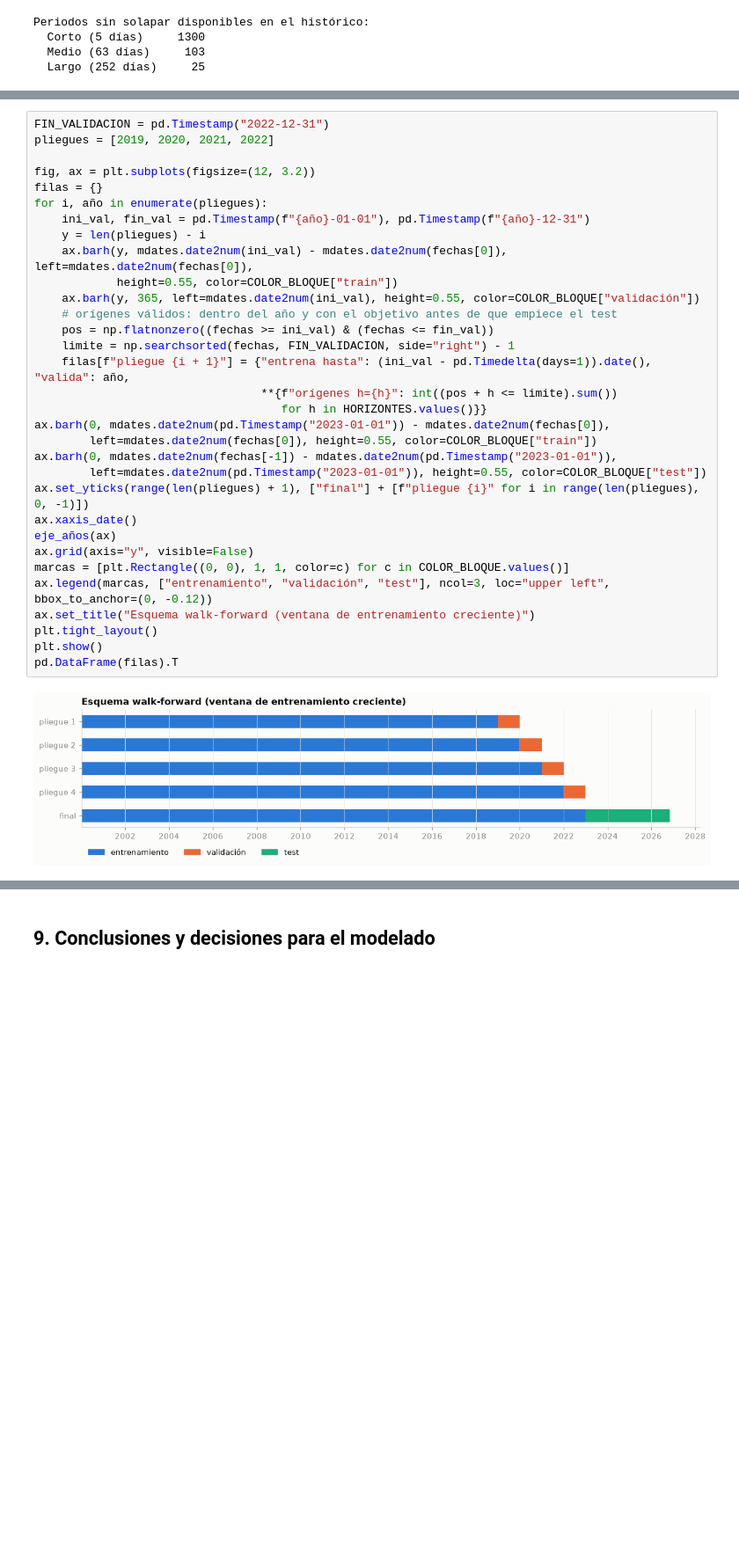
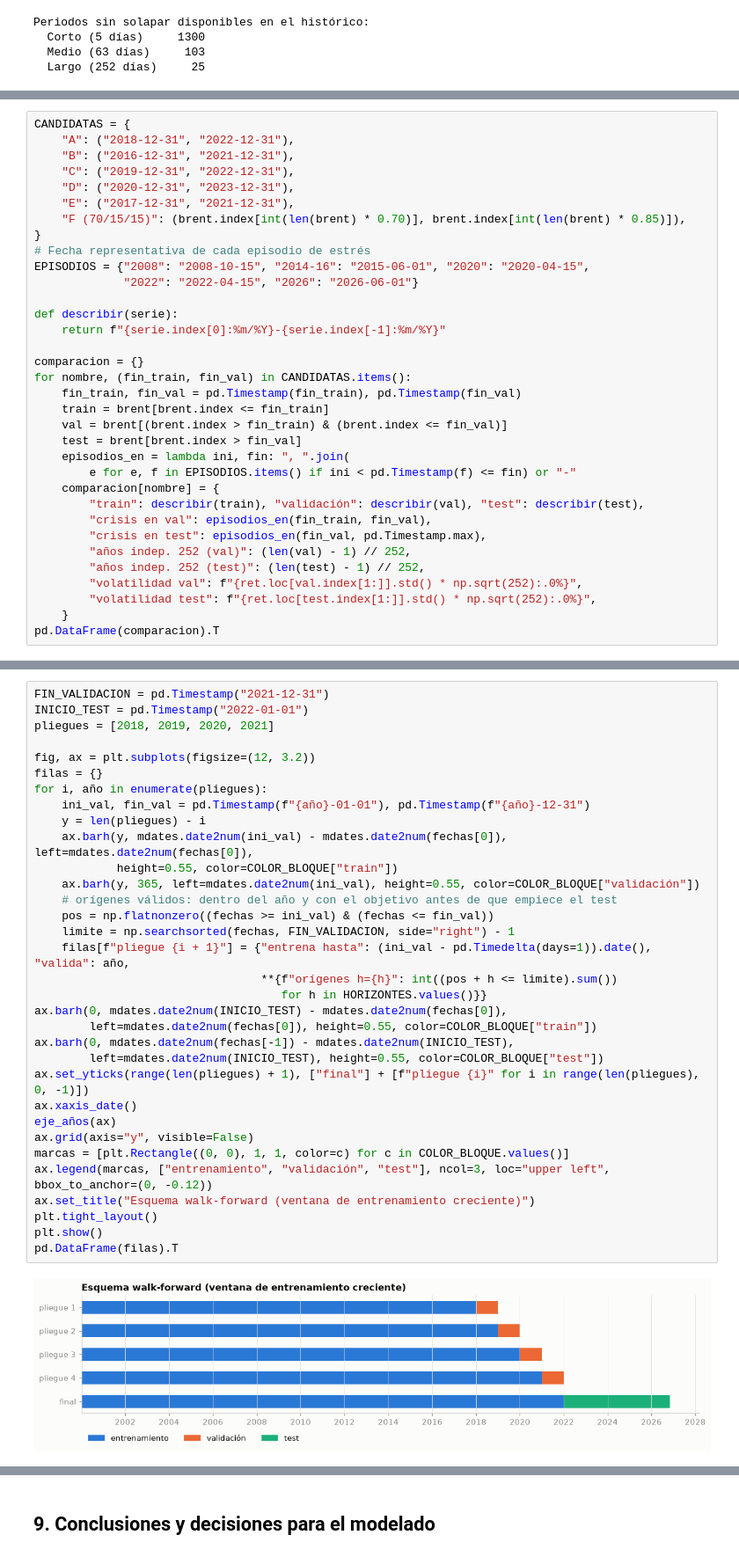
Before and after one commit to PabloJimenezGirardeau/Caso-Oil-Price, a Jupyter notebook: notebooks/01_eda.ipynb, the cells around one changed output, grey strips where cells are left out. Shown at 88% size. Cells and saved outputs as stored; diff of their text form; blank space fills up the shorter version.

Commit message:
docs: choose train/validation/test split (option E) and log rationale

```diff
--- a/notebooks/01_eda.ipynb
+++ b/notebooks/01_eda.ipynb
@@ -776,0 +782,34 @@ Requisitos del enunciado: **mismas particiones para las tres redes**, **validaci
+# %%
+CANDIDATAS = {
+    "A": ("2018-12-31", "2022-12-31"),
+    "B": ("2016-12-31", "2021-12-31"),
+    "C": ("2019-12-31", "2022-12-31"),
+    "D": ("2020-12-31", "2023-12-31"),
+    "E": ("2017-12-31", "2021-12-31"),
+    "F (70/15/15)": (brent.index[int(len(brent) * 0.70)], brent.index[int(len(brent) * 0.85)]),
+}
+# Fecha representativa de cada episodio de estrés
+EPISODIOS = {"2008": "2008-10-15", "2014-16": "2015-06-01", "2020": "2020-04-15",
+             "2022": "2022-04-15", "2026": "2026-06-01"}
+
+def describir(serie):
+    return f"{serie.index[0]:%m/%Y}-{serie.index[-1]:%m/%Y}"
+
+comparacion = {}
+for nombre, (fin_train, fin_val) in CANDIDATAS.items():
+    fin_train, fin_val = pd.Timestamp(fin_train), pd.Timestamp(fin_val)
+    train = brent[brent.index <= fin_train]
+    val = brent[(brent.index > fin_train) & (brent.index <= fin_val)]
+    test = brent[brent.index > fin_val]
+    episodios_en = lambda ini, fin: ", ".join(
+        e for e, f in EPISODIOS.items() if ini < pd.Timestamp(f) <= fin) or "-"
+    comparacion[nombre] = {
+        "train": describir(train), "validación": describir(val), "test": describir(test),
+        "crisis en val": episodios_en(fin_train, fin_val),
+        "crisis en test": episodios_en(fin_val, pd.Timestamp.max),
+        "años indep. 252 (val)": (len(val) - 1) // 252,
+        "años indep. 252 (test)": (len(test) - 1) // 252,
+        "volatilidad val": f"{ret.loc[val.index[1:]].std() * np.sqrt(252):.0%}",
+        "volatilidad test": f"{ret.loc[test.index[1:]].std() * np.sqrt(252):.0%}",
+    }
+pd.DataFrame(comparacion).T
@@ -807,35 +875,36 @@ pd.DataFrame(filas).T
 # %%
-FIN_VALIDACION = pd.Timestamp("2022-12-31")
-pliegues = [2019, 2020, 2021, 2022]
+FIN_VALIDACION = pd.Timestamp("2021-12-31")
+INICIO_TEST = pd.Timestamp("2022-01-01")
+pliegues = [2018, 2019, 2020, 2021]
 
 fig, ax = plt.subplots(figsize=(12, 3.2))
 filas = {}
 for i, año in enumerate(pliegues):
     ini_val, fin_val = pd.Timestamp(f"{año}-01-01"), pd.Timestamp(f"{año}-12-31")
     y = len(pliegues) - i
     ax.barh(y, mdates.date2num(ini_val) - mdates.date2num(fechas[0]), left=mdates.date2num(fechas[0]),
             height=0.55, color=COLOR_BLOQUE["train"])
     ax.barh(y, 365, left=mdates.date2num(ini_val), height=0.55, color=COLOR_BLOQUE["validación"])
     # orígenes válidos: dentro del año y con el objetivo antes de que empiece el test
     pos = np.flatnonzero((fechas >= ini_val) & (fechas <= fin_val))
     limite = np.searchsorted(fechas, FIN_VALIDACION, side="right") - 1
     filas[f"pliegue {i + 1}"] = {"entrena hasta": (ini_val - pd.Timedelta(days=1)).date(), "valida": año,
                                  **{f"orígenes h={h}": int((pos + h <= limite).sum())
                                     for h in HORIZONTES.values()}}
-ax.barh(0, mdates.date2num(pd.Timestamp("2023-01-01")) - mdates.date2num(fechas[0]),
+ax.barh(0, mdates.date2num(INICIO_TEST) - mdates.date2num(fechas[0]),
         left=mdates.date2num(fechas[0]), height=0.55, color=COLOR_BLOQUE["train"])
-ax.barh(0, mdates.date2num(fechas[-1]) - mdates.date2num(pd.Timestamp("2023-01-01")),
-        left=mdates.date2num(pd.Timestamp("2023-01-01")), height=0.55, color=COLOR_BLOQUE["test"])
+ax.barh(0, mdates.date2num(fechas[-1]) - mdates.date2num(INICIO_TEST),
+        left=mdates.date2num(INICIO_TEST), height=0.55, color=COLOR_BLOQUE["test"])
 ax.set_yticks(range(len(pliegues) + 1), ["final"] + [f"pliegue {i}" for i in range(len(pliegues), 0, -1)])
 ax.xaxis_date()
 eje_años(ax)
 ax.grid(axis="y", visible=False)
 marcas = [plt.Rectangle((0, 0), 1, 1, color=c) for c in COLOR_BLOQUE.values()]
 ax.legend(marcas, ["entrenamiento", "validación", "test"], ncol=3, loc="upper left", bbox_to_anchor=(0, -0.12))
 ax.set_title("Esquema walk-forward (ventana de entrenamiento creciente)")
 plt.tight_layout()
 plt.show()
 pd.DataFrame(filas).T
 # %% [output]
-[figure, old version]
+[figure, new version]
 |  | entrena hasta | valida | orígenes h=5 | orígenes h=63 | orígenes h=252 |
```
Also changed, not shown: parts of 10 cells of this notebook, 1 other file.
